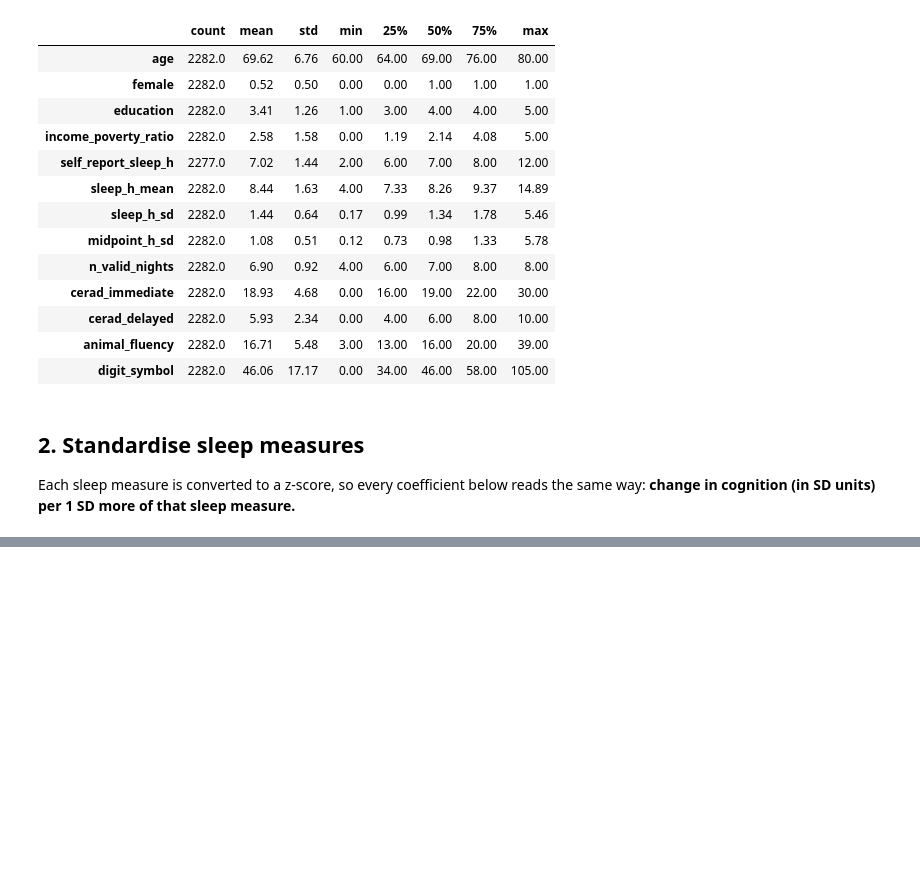
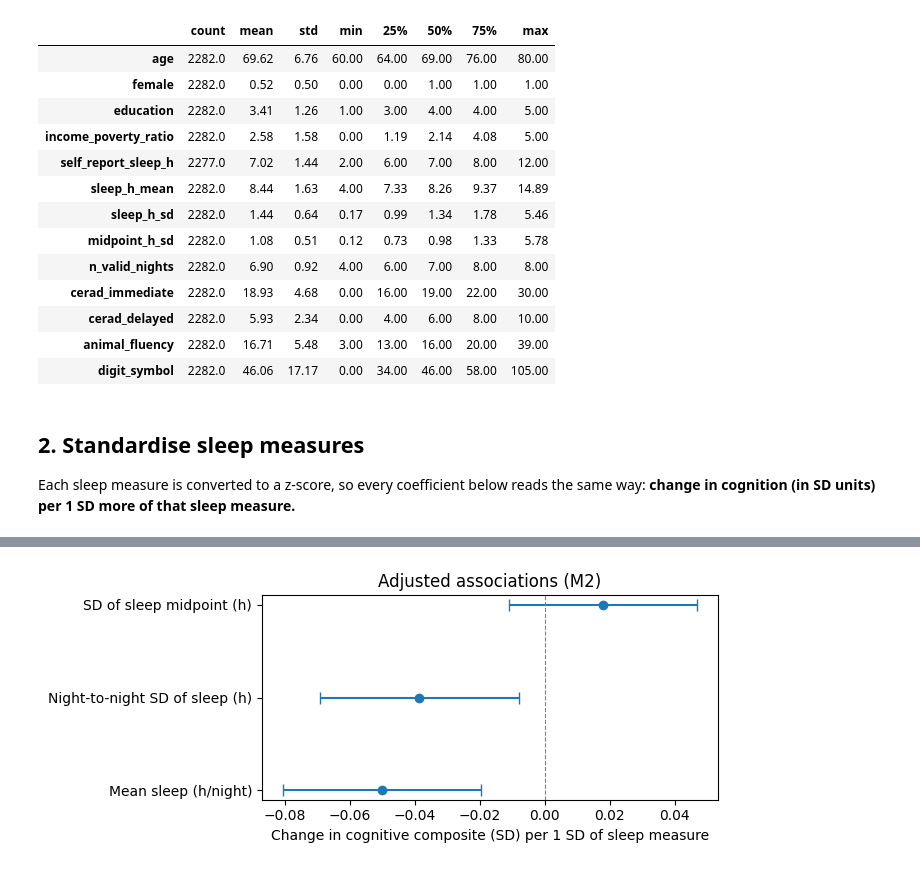
Before and after one commit to allubhujia/SteadyState, a Jupyter notebook: notebooks/01_nhanes_sleep_cognition.ipynb, the cells around one changed output, grey strips where cells are left out. Cells and saved outputs as stored; diff of their text form; code cells hidden in the pictures; blank space fills up the shorter version.

```diff
--- a/notebooks/01_nhanes_sleep_cognition.ipynb
+++ b/notebooks/01_nhanes_sleep_cognition.ipynb
@@ -74,0 +113,4 @@ SLEEP_TERMS = "sleep_h_mean_z + sleep_h_sd_z + midpoint_h_sd_z"
+# %%
+m2 = fit(f"cog_composite_z ~ {SLEEP_TERMS} + I(sleep_h_mean_z**2) + {ADJ}")
+print(f"M2 + quadratic R^2 = {m2.rsquared:.3f}")
+sleep_table(m2)
@@ -74,0 +192,14 @@ SLEEP_TERMS = "sleep_h_mean_z + sleep_h_sd_z + midpoint_h_sd_z"
+# %%
+tab = sleep_table(m2).drop(index="I(sleep_h_mean_z ** 2)")
+fig, ax = plt.subplots(figsize=(7,3))
+ax.errorbar(tab["coef"],range(len(tab)),
+            xerr=[tab["coef"]-tab["ci_low"], tab["ci_high"] - tab["coef"]],
+            fmt="o", capsize=4)
+ax.axvline(0, color="grey", lw=0.8, ls="--")
+ax.set_yticks(range(len(tab)), [labels[i.removesuffix("_z")] for i in tab.index])
+ax.set_xlabel("Change in cognitive composite (SD) per 1 SD of sleep measure")
+ax.set_title("Adjusted associations (M2)")
+fig.tight_layout()
+plt.show()
+# %% [output]
+[figure, added]
```
Also changed, not shown: parts of 13 cells of this notebook.
